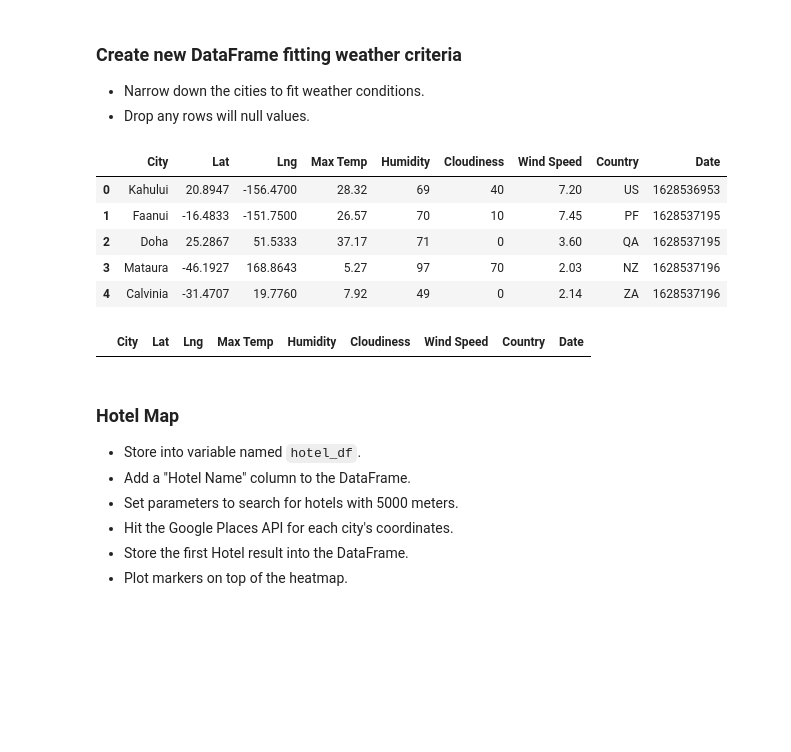
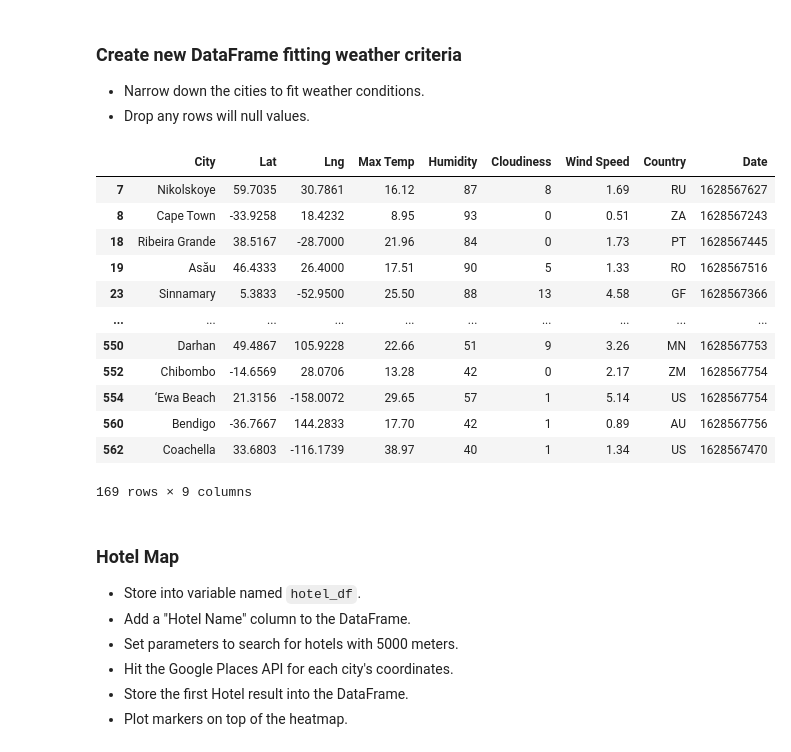
Before and after one commit to michelleherman13/python-api, a Jupyter notebook: VacationPy/VacationPy.ipynb, the cells around one changed output. Cells and saved outputs as stored; diff of their text form; code cells hidden in the pictures; blank space fills up the shorter version.

```diff
--- a/VacationPy/VacationPy.ipynb
+++ b/VacationPy/VacationPy.ipynb
@@ -74,24 +74,27 @@ fig
 * Drop any rows will null values.
 # %%
 #Ideal Weather Specifications:
-#temp. greater than or than or equal to 73 and less than or equal to 83
+#temp. greater than or than or equal to 73 and less than or equal to 82
 #wind speed less than 10mph
 #cloudiness less than 15%
-part1data.head()
+
+ideal_weather = part1data.loc[(part1data["Max Temp"]<= 82) & (part1data["Cloudiness"]< 15) & (part1data["Wind Speed"]< 10)]
+
+ideal_weather
 # %% [output]
 |  | City | Lat | Lng | Max Temp | Humidity | Cloudiness | Wind Speed | Country | Date |
-| 0 | Kahului | 20.8947 | -156.4700 | 28.32 | 69 | 40 | 7.20 | US | 1628536953 |
-| 1 | Faanui | -16.4833 | -151.7500 | 26.57 | 70 | 10 | 7.45 | PF | 1628537195 |
-| 2 | Doha | 25.2867 | 51.5333 | 37.17 | 71 | 0 | 3.60 | QA | 1628537195 |
-| 3 | Mataura | -46.1927 | 168.8643 | 5.27 | 97 | 70 | 2.03 | NZ | 1628537196 |
-| 4 | Calvinia | -31.4707 | 19.7760 | 7.92 | 49 | 0 | 2.14 | ZA | 1628537196 |
+| 7 | Nikolskoye | 59.7035 | 30.7861 | 16.12 | 87 | 8 | 1.69 | RU | 1628567627 |
+| 8 | Cape Town | -33.9258 | 18.4232 | 8.95 | 93 | 0 | 0.51 | ZA | 1628567243 |
+| 18 | Ribeira Grande | 38.5167 | -28.7000 | 21.96 | 84 | 0 | 1.73 | PT | 1628567445 |
+| 19 | Asău | 46.4333 | 26.4000 | 17.51 | 90 | 5 | 1.33 | RO | 1628567516 |
+| 23 | Sinnamary | 5.3833 | -52.9500 | 25.50 | 88 | 13 | 4.58 | GF | 1628567366 |
+| ... | ... | ... | ... | ... | ... | ... | ... | ... | ... |
+| 550 | Darhan | 49.4867 | 105.9228 | 22.66 | 51 | 9 | 3.26 | MN | 1628567753 |
+| 552 | Chibombo | -14.6569 | 28.0706 | 13.28 | 42 | 0 | 2.17 | ZM | 1628567754 |
+| 554 | ‘Ewa Beach | 21.3156 | -158.0072 | 29.65 | 57 | 1 | 5.14 | US | 1628567754 |
+| 560 | Bendigo | -36.7667 | 144.2833 | 17.70 | 42 | 1 | 0.89 | AU | 1628567756 |
+| 562 | Coachella | 33.6803 | -116.1739 | 38.97 | 40 | 1 | 1.34 | US | 1628567470 |
+169 rows × 9 columns
-# %%
-temp_weather=part1data.loc[(part1data["Max Temp"]>=73)&(part1data["Max Temp"]<=83)]
-ideal_wind=temp_weather.loc[(temp_weather["Wind Speed"]<=10)]
-ideal_weather=ideal_wind.loc[(ideal_wind["Cloudiness"]<=15)]
-ideal_weather.head()
-# %% [output]
-|  | City | Lat | Lng | Max Temp | Humidity | Cloudiness | Wind Speed | Country | Date |
 # %% [markdown]
 ### Hotel Map
 * Store into variable named `hotel_df`.
```
Also changed, not shown: parts of 4 cells of this notebook, 3 other files.
